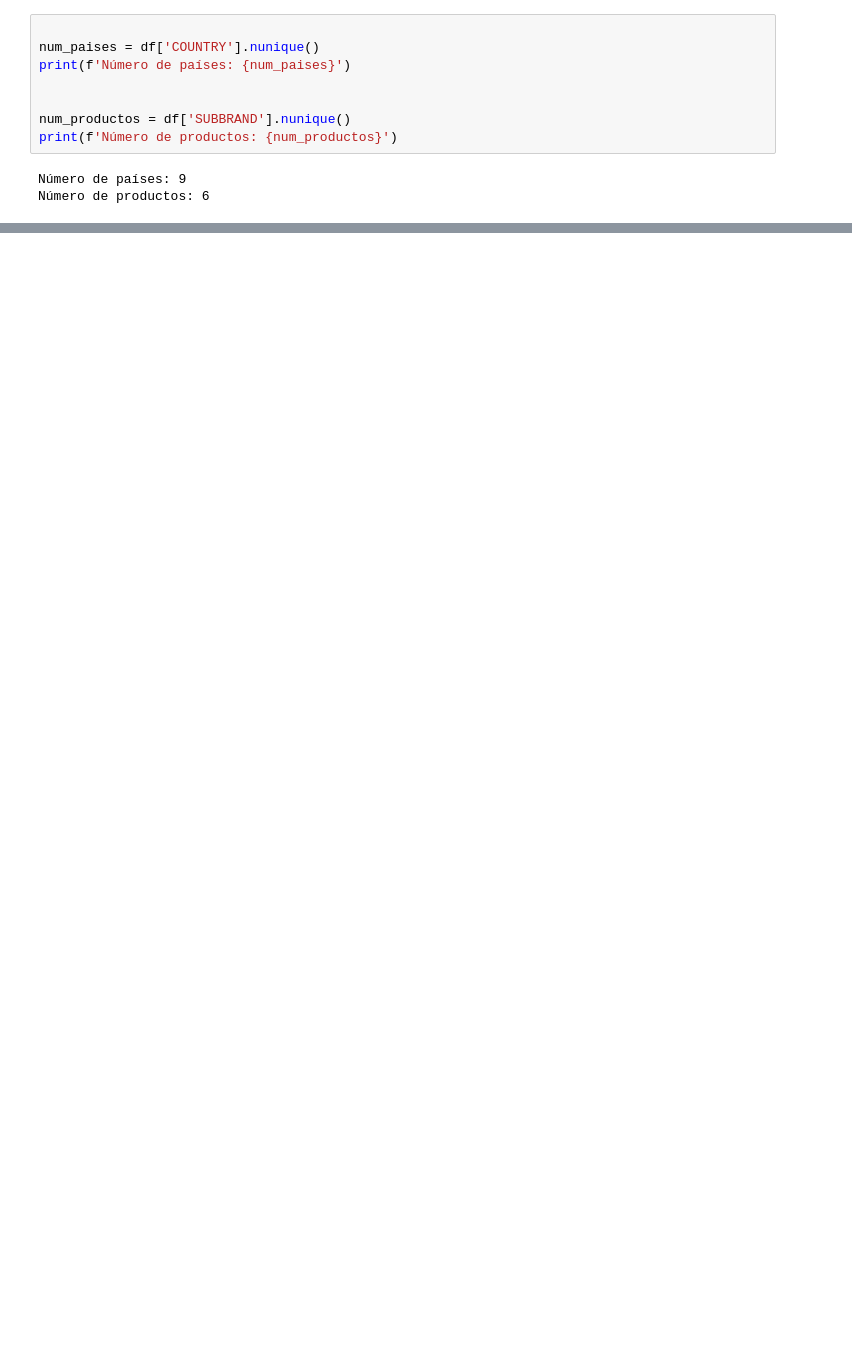
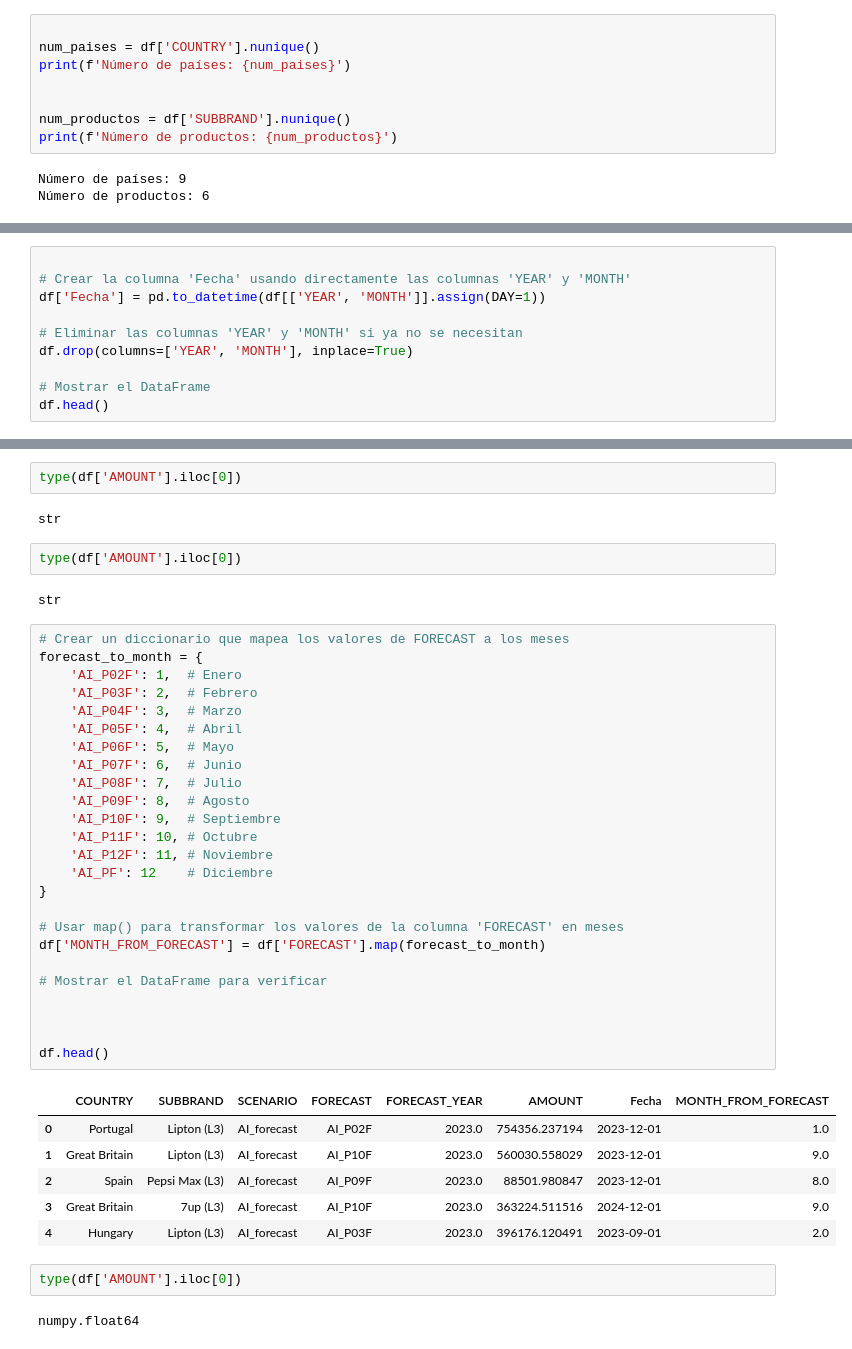
Before and after one commit to MiguelEgidoMorales/UFV-visualizacion, a Jupyter notebook: ejercicio_de_clase/Clase2.ipynb, the cells around one changed output, grey strips where cells are left out. Drawn from its saved outputs; the diff is of its cells as text; blank space fills up the shorter version.

```diff
--- a/ejercicio_de_clase/Clase2.ipynb
+++ b/ejercicio_de_clase/Clase2.ipynb
@@ -41,0 +102,10 @@ Número de productos: 6
+# %%
+
+# Crear la columna 'Fecha' usando directamente las columnas 'YEAR' y 'MONTH'
+df['Fecha'] = pd.to_datetime(df[['YEAR', 'MONTH']].assign(DAY=1))
+
+# Eliminar las columnas 'YEAR' y 'MONTH' si ya no se necesitan
+df.drop(columns=['YEAR', 'MONTH'], inplace=True)
+
+# Mostrar el DataFrame
+df.head()
@@ -41,0 +119,44 @@ Número de productos: 6
+# %%
+type(df['AMOUNT'].iloc[0])
+# %% [output]
+str
+# %%
+type(df['AMOUNT'].iloc[0])
+# %% [output]
+str
+# %%
+# Crear un diccionario que mapea los valores de FORECAST a los meses
+forecast_to_month = {
+    'AI_P02F': 1,  # Enero
+    'AI_P03F': 2,  # Febrero
+    'AI_P04F': 3,  # Marzo
+    'AI_P05F': 4,  # Abril
+    'AI_P06F': 5,  # Mayo
+    'AI_P07F': 6,  # Junio
+    'AI_P08F': 7,  # Julio
+    'AI_P09F': 8,  # Agosto
+    'AI_P10F': 9,  # Septiembre
+    'AI_P11F': 10, # Octubre
+    'AI_P12F': 11, # Noviembre
+    'AI_PF': 12    # Diciembre
+}
+
+# Usar map() para transformar los valores de la columna 'FORECAST' en meses
+df['MONTH_FROM_FORECAST'] = df['FORECAST'].map(forecast_to_month)
+
+# Mostrar el DataFrame para verificar
+
+
+
+df.head()
+# %% [output]
+|  | COUNTRY | SUBBRAND | SCENARIO | FORECAST | FORECAST_YEAR | AMOUNT | Fecha | MONTH_FROM_FORECAST |
+| 0 | Portugal | Lipton (L3) | AI_forecast | AI_P02F | 2023.0 | 754356.237194 | 2023-12-01 | 1.0 |
+| 1 | Great Britain | Lipton (L3) | AI_forecast | AI_P10F | 2023.0 | 560030.558029 | 2023-12-01 | 9.0 |
+| 2 | Spain | Pepsi Max (L3) | AI_forecast | AI_P09F | 2023.0 | 88501.980847 | 2023-12-01 | 8.0 |
+| 3 | Great Britain | 7up (L3) | AI_forecast | AI_P10F | 2023.0 | 363224.511516 | 2024-12-01 | 9.0 |
+| 4 | Hungary | Lipton (L3) | AI_forecast | AI_P03F | 2023.0 | 396176.120491 | 2023-09-01 | 2.0 |
+# %%
+type(df['AMOUNT'].iloc[0])
+# %% [output]
+numpy.float64
```
Also changed, not shown: parts of 44 cells of this notebook.
